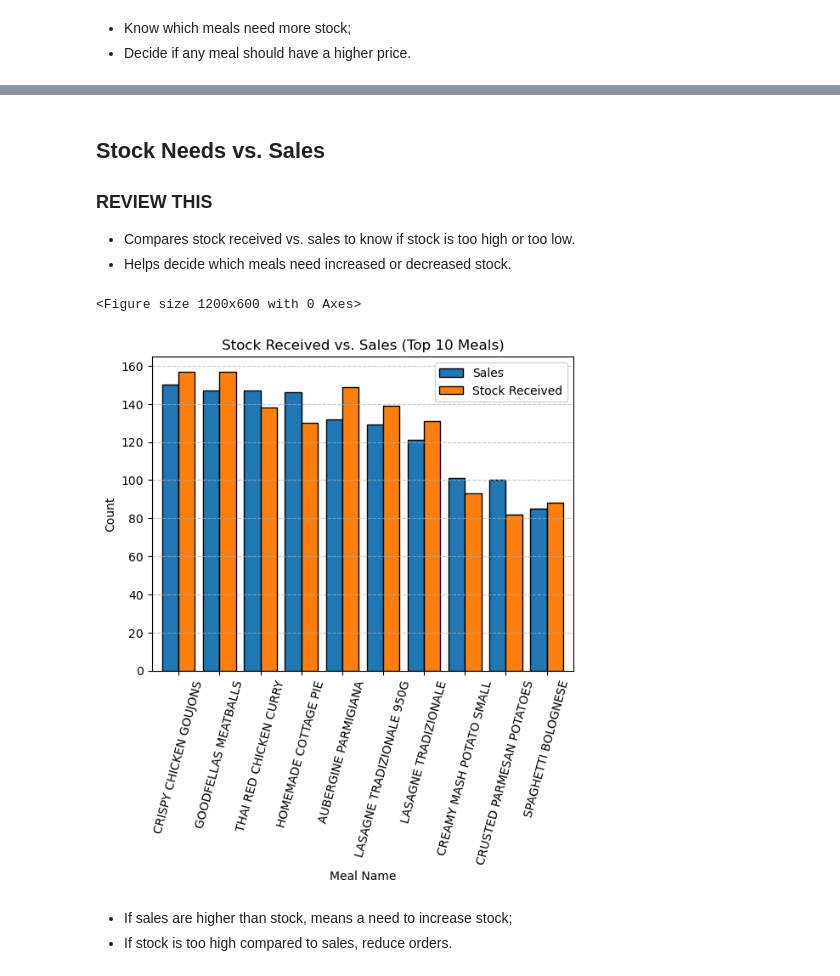
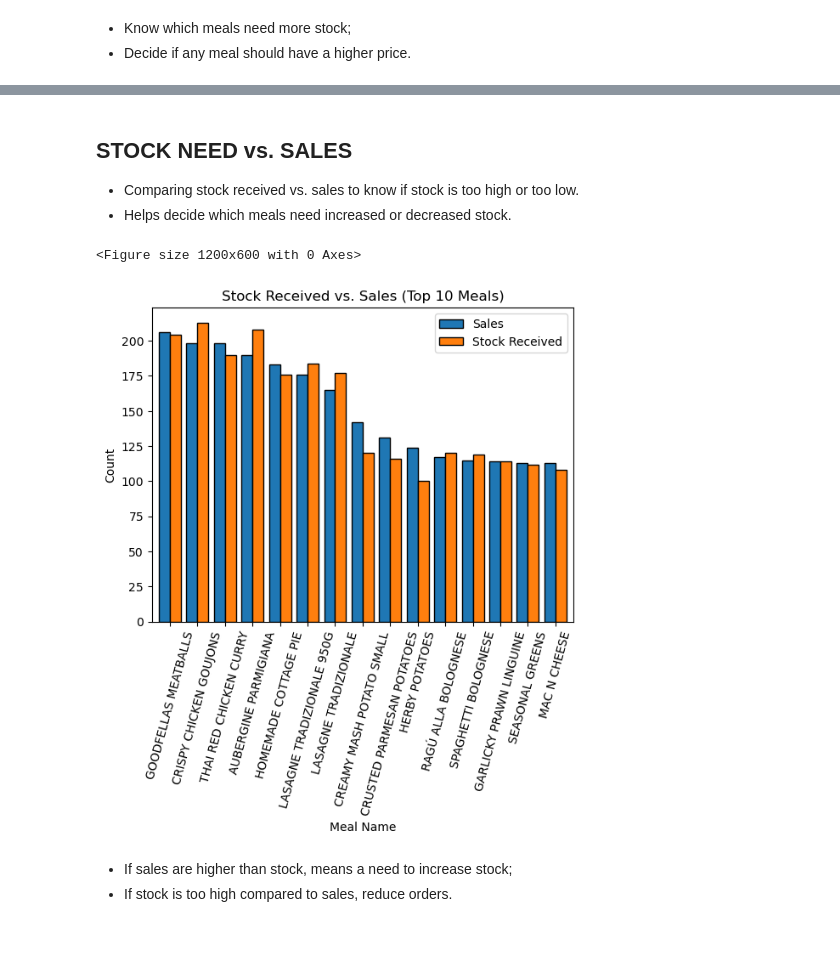
Before and after one commit to MorganeTassoneiro/CA1---Project-Strategic-Analysis, a Jupyter notebook: sales-data-analyse.ipynb, the cells around one changed output, grey strips where cells are left out. Drawn from its saved outputs; the diff is of its cells as text; code cells hidden in the pictures; blank space fills up the shorter version.

```diff
--- a/sales-data-analyse.ipynb
+++ b/sales-data-analyse.ipynb
@@ -67,26 +65,29 @@ plt.show()
 # %% [markdown]
-## Stock Needs vs. Sales
+## STOCK NEED vs. SALES
 
-### REVIEW THIS
-* Compares stock received vs. sales to know if stock is too high or too low.
+* Comparing stock received vs. sales to know if stock is too high or too low.
 * Helps decide which meals need increased or decreased stock.
 # %%
-# total stock received and sales
-stock_vs_sales = df.groupby('MealName').agg({'Sales': 'sum', 'Received': 'sum'}).sort_values(by='Sales', ascending=False)
+# columns
+stock_vs_sales = df.groupby("MealName").agg({
+    "Sales": "sum",
+    "Received": "sum",
+    "InitialStock": "max",  # starting stock level
+    "FinalStock": "min"     # final stock level
+}).sort_values(by="Sales", ascending=False)
 
-# stock vs. sales
+
 plt.figure(figsize=(12, 6))
-stock_vs_sales[['Sales', 'Received']].head(10).plot(kind='bar', width=0.8, edgecolor='black')
+stock_vs_sales[["Sales", "Received"]].head(15).plot(kind="bar", width=0.8, edgecolor="black")
 plt.xlabel("Meal Name")
 plt.ylabel("Count")
 plt.title("Stock Received vs. Sales (Top 10 Meals)")
 plt.xticks(rotation=75)
 plt.legend(["Sales", "Stock Received"])
-plt.grid(axis='y', linestyle='--', alpha=0.7)
 plt.show()
 # %% [output]
 <Figure size 1200x600 with 0 Axes>
-[figure, old version]
+[figure, new version]
 # %% [markdown]
 * If sales are higher than stock, means a need to increase stock;
 * If stock is too high compared to sales, reduce orders.
```
Also changed, not shown: parts of 15 cells of this notebook, 2 other files.
